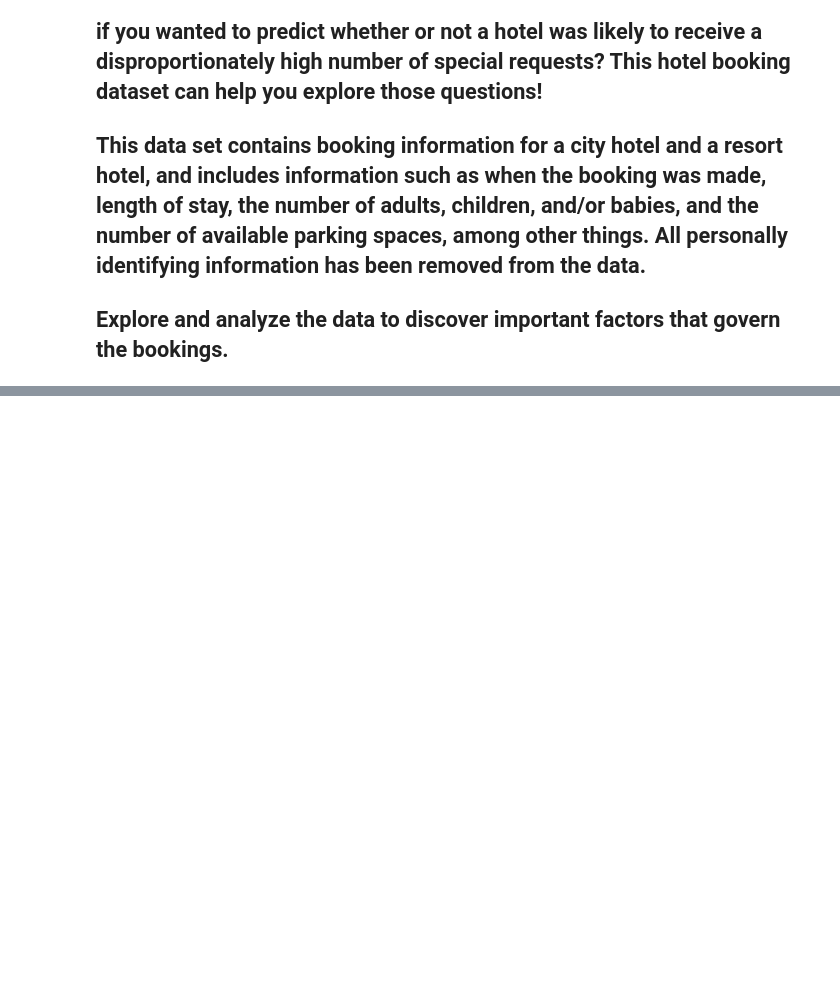
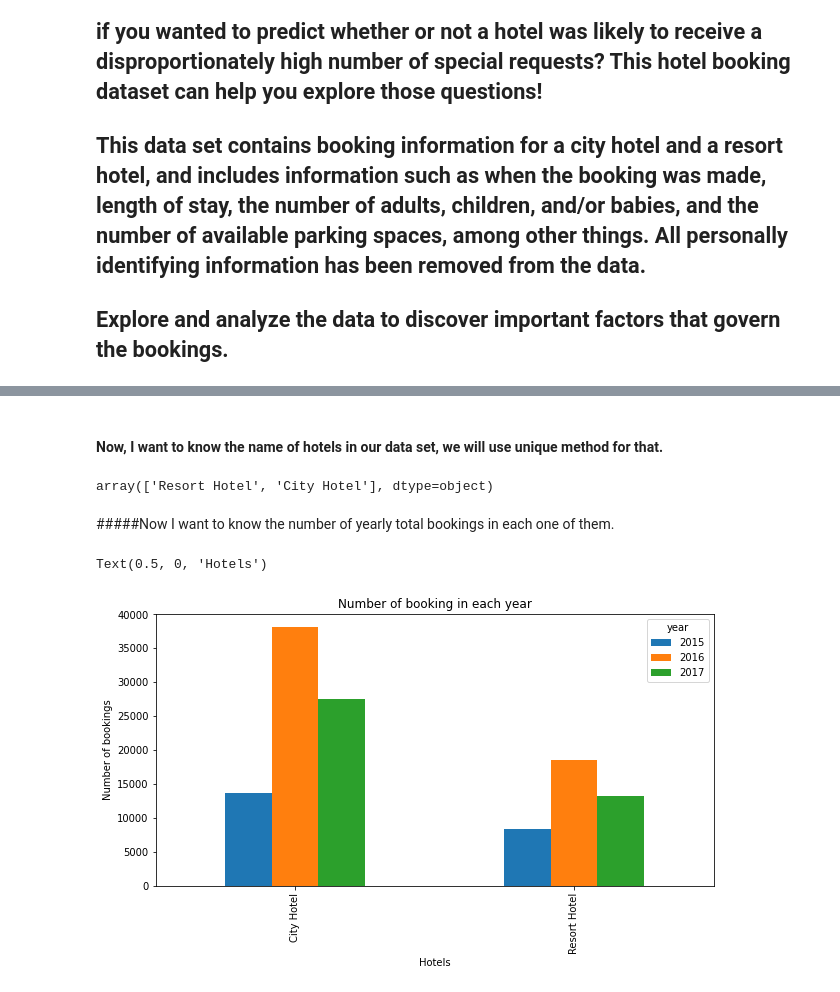
Before and after one commit to Bprs68/Hotel-Booking-Analysis, a Jupyter notebook: Hotel_Booking_Analysis_Capstone_Project.ipynb, the cells around one changed output, grey strips where cells are left out. Cells and saved outputs as stored; diff of their text form; code cells hidden in the pictures; blank space fills up the shorter version.

```diff
--- a/Hotel_Booking_Analysis_Capstone_Project.ipynb
+++ b/Hotel_Booking_Analysis_Capstone_Project.ipynb
@@ -8,0 +173,22 @@
+# %% [markdown]
+#### Now, I want to know the name of hotels in our data set, we will use unique method for that.
+# %%
+df['hotel'].unique()
+# %% [output]
+array(['Resort Hotel', 'City Hotel'], dtype=object)
+# %% [markdown]
+#####Now I want to know the number of yearly total bookings in each one of them.
+# %%
+df2 = df.copy()
+df2.rename(columns={'arrival_date_year':'year'}, inplace=True)
+# %%
+
+booking_count = df2.groupby(['hotel','year']).hotel.count().unstack()
+# %%
+booking_count.plot(kind='bar')
+plt.title('Number of booking in each year')
+plt.ylabel('Number of bookings')
+plt.xlabel('Hotels')
+# %% [output]
+Text(0.5, 0, 'Hotels')
+[figure, added]
```
Also changed, not shown: parts of 28 cells of this notebook.
